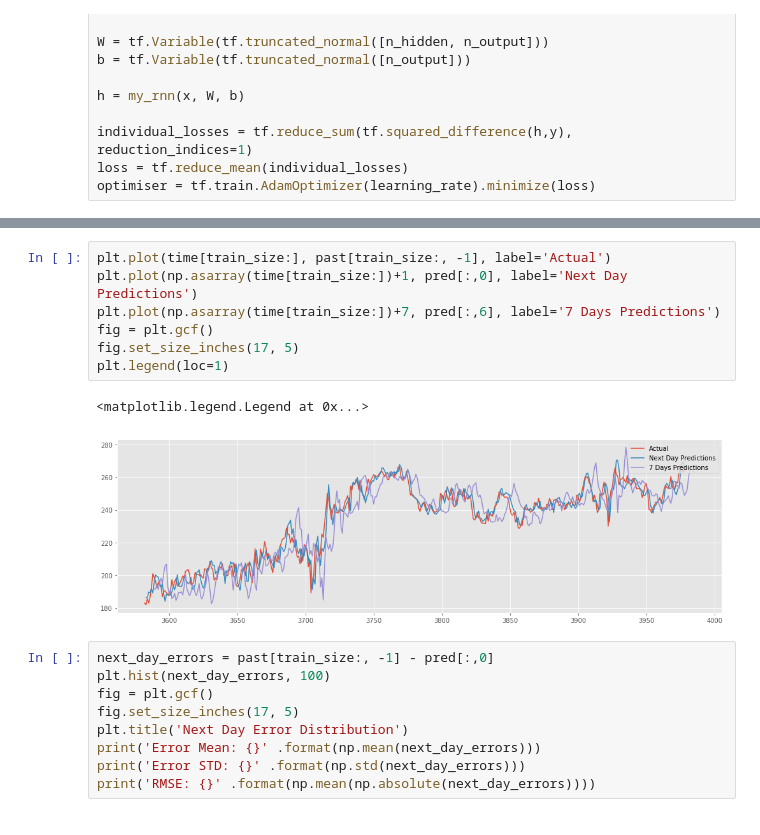
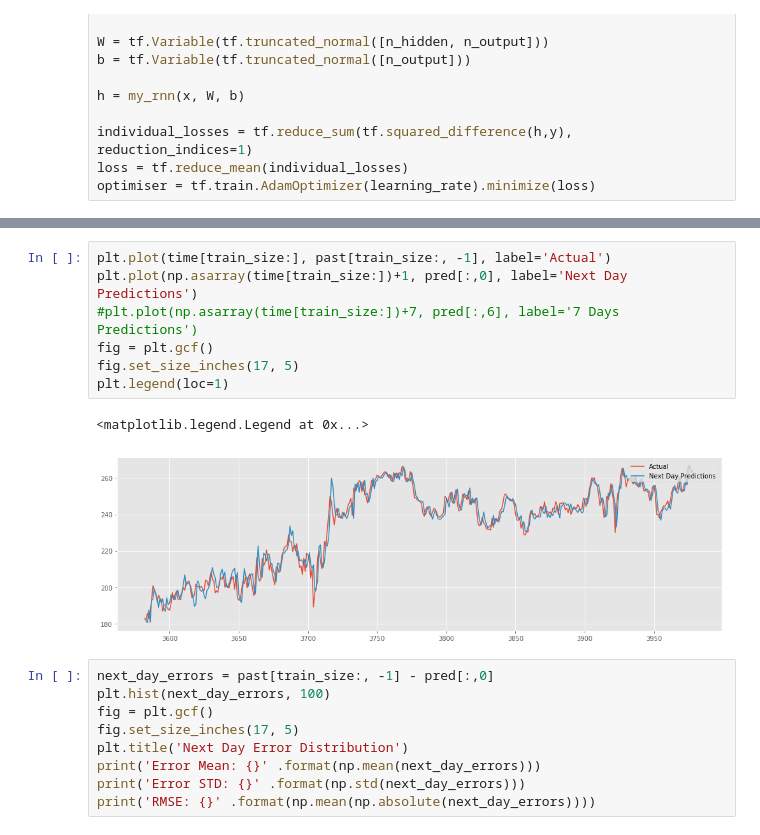
Before and after one commit to ppyht2/tf-exercise, a Jupyter notebook: ex10. RNN for Stocks/Stock RNN.ipynb, the cells around one changed output, grey strips where cells are left out. Drawn from its saved outputs; the diff is of its cells as text.

```diff
--- a/ex10. RNN for Stocks/Stock RNN.ipynb
+++ b/ex10. RNN for Stocks/Stock RNN.ipynb
@@ -144,13 +178,13 @@ plt.legend(loc=1)
 # %%
 plt.plot(time[train_size:], past[train_size:, -1], label='Actual')
 plt.plot(np.asarray(time[train_size:])+1, pred[:,0], label='Next Day Predictions')
-plt.plot(np.asarray(time[train_size:])+7, pred[:,6], label='7 Days Predictions')
+#plt.plot(np.asarray(time[train_size:])+7, pred[:,6], label='7 Days Predictions')
 fig = plt.gcf()
 fig.set_size_inches(17, 5)
 plt.legend(loc=1)
 # %% [output]
 <matplotlib.legend.Legend at 0x...>
-[figure, old version]
+[figure, new version]
 # %%
 next_day_errors = past[train_size:, -1] - pred[:,0]
 plt.hist(next_day_errors, 100)
```
Also changed, not shown: parts of 8 cells of this notebook.
